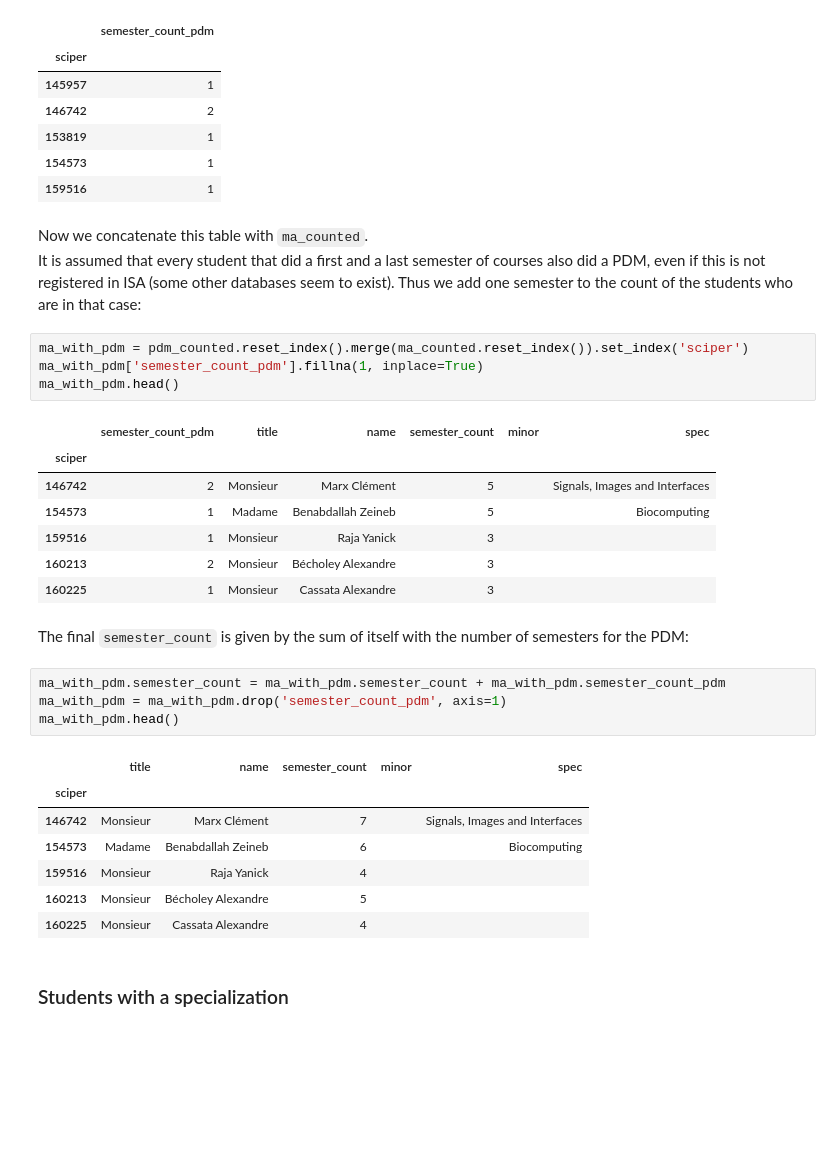
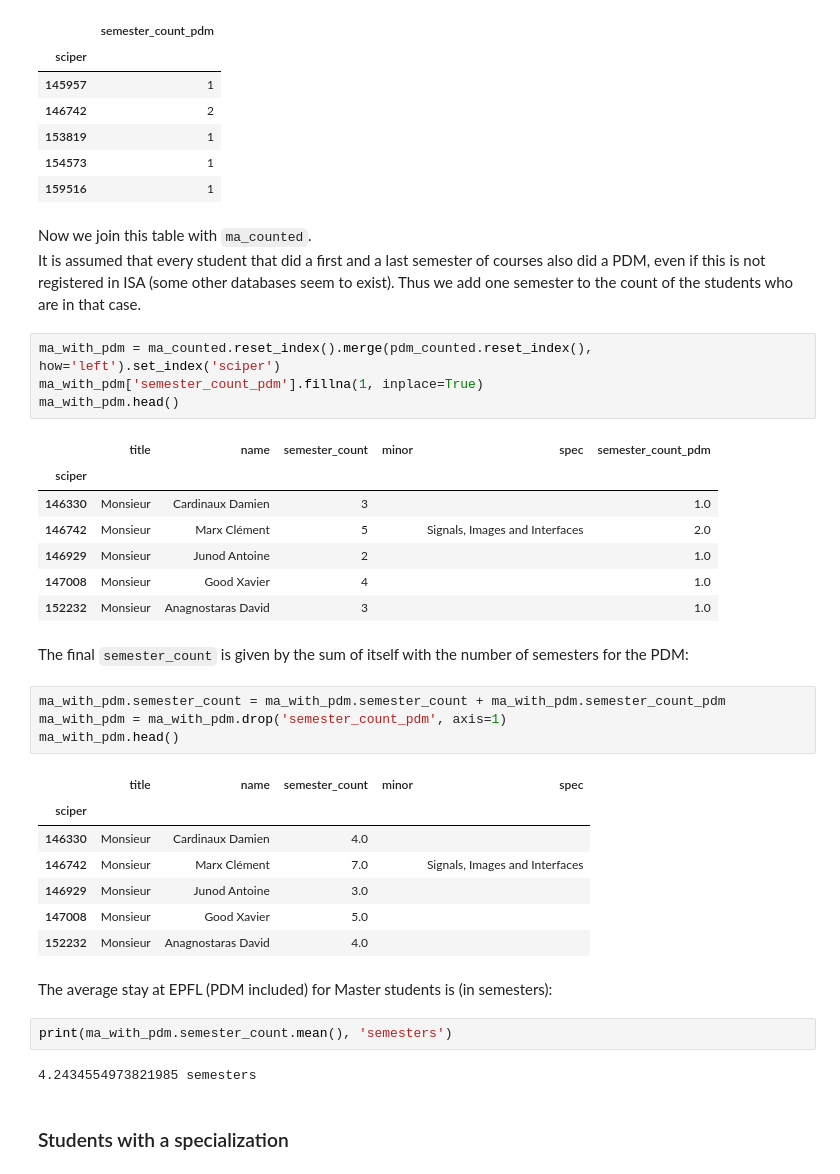
Before and after one commit to mukel/Homework, a Jupyter notebook: 02 - Data from the Web/hw_merge.ipynb, the cells around one changed output. Drawn from its saved outputs; the diff is of its cells as text; blank space fills up the shorter version.

```diff
--- a/02 - Data from the Web/hw_merge.ipynb
+++ b/02 - Data from the Web/hw_merge.ipynb
@@ -339,20 +370,20 @@ pdm_counted.head()
 | 154573 | 1 |
 | 159516 | 1 |
 # %% [markdown]
-Now we concatenate this table with `ma_counted`.<br>
-It is assumed that every student that did a first and a last semester of courses also did a PDM, even if this is not registered in ISA (some other databases seem to exist). Thus we add one semester to the count of the students who are in that case:
+Now we join this table with `ma_counted`.<br>
+It is assumed that every student that did a first and a last semester of courses also did a PDM, even if this is not registered in ISA (some other databases seem to exist). Thus we add one semester to the count of the students who are in that case.
 # %%
-ma_with_pdm = pdm_counted.reset_index().merge(ma_counted.reset_index()).set_index('sciper')
+ma_with_pdm = ma_counted.reset_index().merge(pdm_counted.reset_index(), how='left').set_index('sciper')
 ma_with_pdm['semester_count_pdm'].fillna(1, inplace=True)
 ma_with_pdm.head()
 # %% [output]
-|  | semester_count_pdm | title | name | semester_count | minor | spec |
+|  | title | name | semester_count | minor | spec | semester_count_pdm |
 | sciper |  |  |  |  |  |  |
-| 146742 | 2 | Monsieur | Marx Clément | 5 |  | Signals, Images and Interfaces |
-| 154573 | 1 | Madame | Benabdallah Zeineb | 5 |  | Biocomputing |
-| 159516 | 1 | Monsieur | Raja Yanick | 3 |  |  |
-| 160213 | 2 | Monsieur | Bécholey Alexandre | 3 |  |  |
-| 160225 | 1 | Monsieur | Cassata Alexandre | 3 |  |  |
+| 146330 | Monsieur | Cardinaux Damien | 3 |  |  | 1.0 |
+| 146742 | Monsieur | Marx Clément | 5 |  | Signals, Images and Interfaces | 2.0 |
+| 146929 | Monsieur | Junod Antoine | 2 |  |  | 1.0 |
+| 147008 | Monsieur | Good Xavier | 4 |  |  | 1.0 |
+| 152232 | Monsieur | Anagnostaras David | 3 |  |  | 1.0 |
 # %% [markdown]
 The final `semester_count` is given by the sum of itself with the number of semesters for the PDM:
 # %%
@@ -362,10 +393,16 @@ ma_with_pdm.head()
 # %% [output]
 |  | title | name | semester_count | minor | spec |
 | sciper |  |  |  |  |  |
-| 146742 | Monsieur | Marx Clément | 7 |  | Signals, Images and Interfaces |
-| 154573 | Madame | Benabdallah Zeineb | 6 |  | Biocomputing |
-| 159516 | Monsieur | Raja Yanick | 4 |  |  |
-| 160213 | Monsieur | Bécholey Alexandre | 5 |  |  |
-| 160225 | Monsieur | Cassata Alexandre | 4 |  |  |
+| 146330 | Monsieur | Cardinaux Damien | 4.0 |  |  |
+| 146742 | Monsieur | Marx Clément | 7.0 |  | Signals, Images and Interfaces |
+| 146929 | Monsieur | Junod Antoine | 3.0 |  |  |
+| 147008 | Monsieur | Good Xavier | 5.0 |  |  |
+| 152232 | Monsieur | Anagnostaras David | 4.0 |  |  |
+# %% [markdown]
+The average stay at EPFL (PDM included) for Master students is (in semesters):
+# %%
+print(ma_with_pdm.semester_count.mean(), 'semesters')
+# %% [output]
+4.2434554973821985 semesters
 # %% [markdown]
 ### Students with a specialization
```
Also changed, not shown: parts of 16 cells of this notebook.
